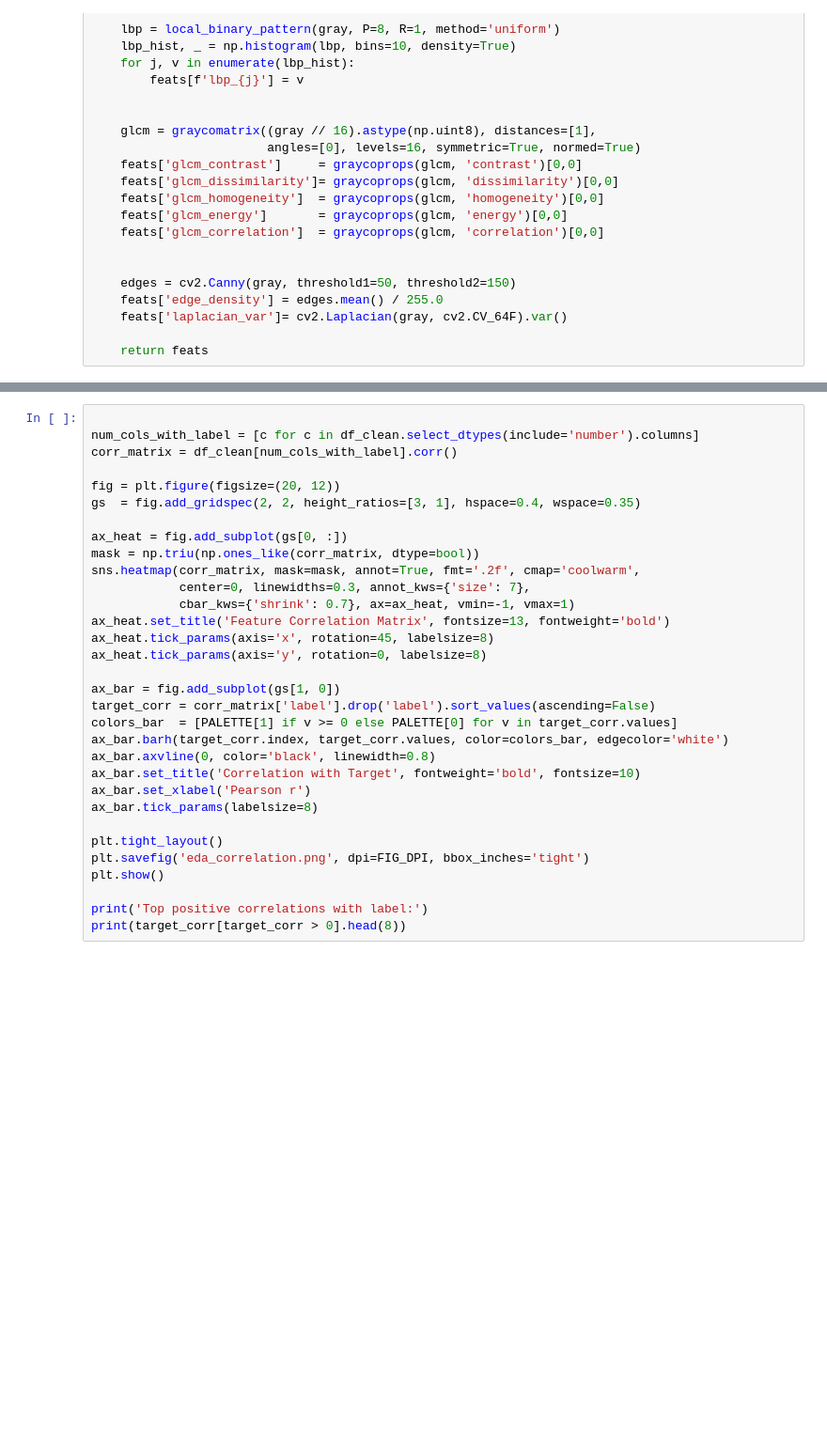
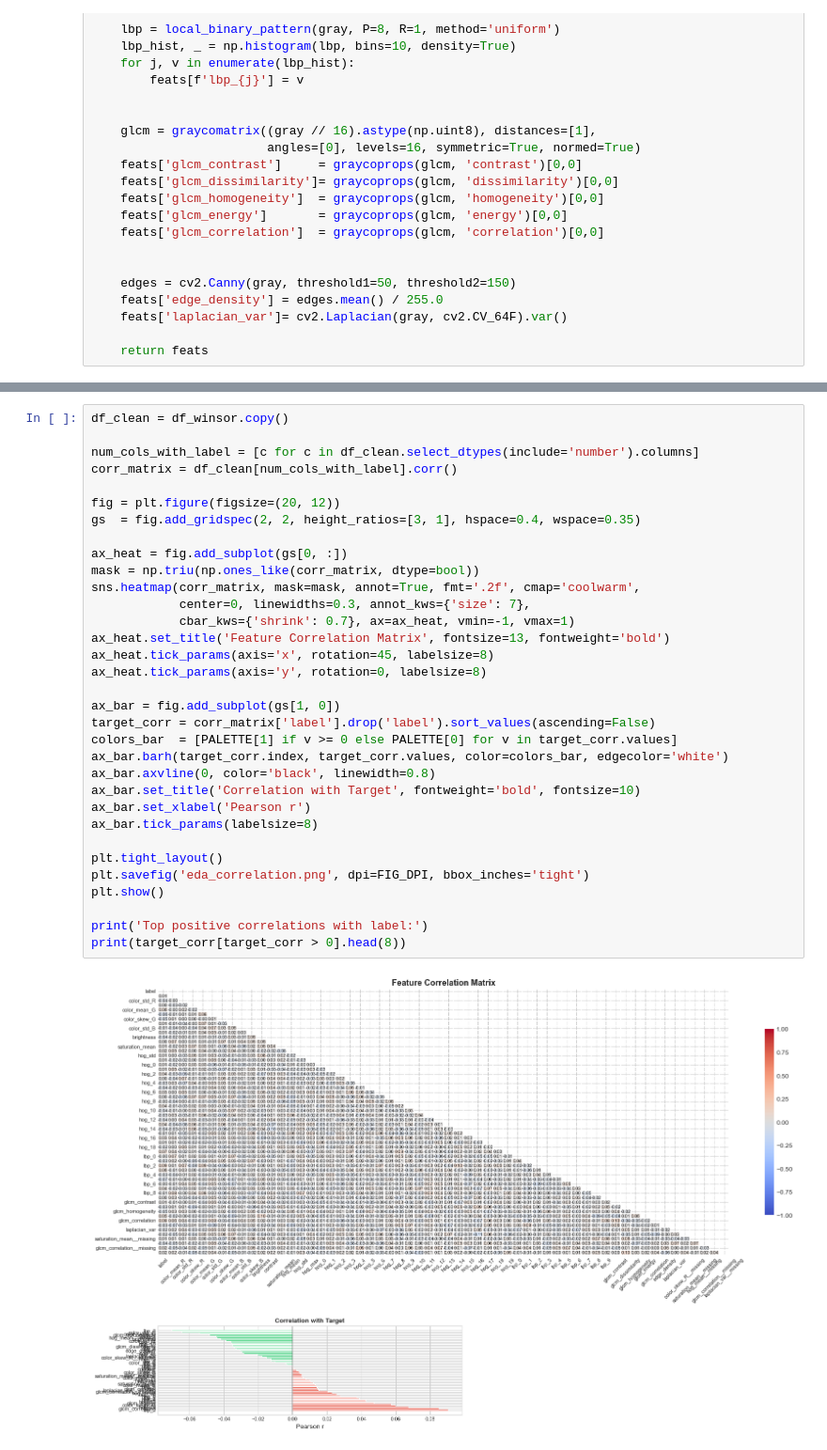
Before and after one commit to btanmay1/Smart-Drone-Parking-System, a Jupyter notebook: SmartDroneParkingSystem.ipynb, the cells around one changed output, grey strips where cells are left out. Shown at 94% size. Saved outputs shown, nothing was run; the diff lists cells and outputs as text; blank space fills up the shorter version.

```diff
--- a/SmartDroneParkingSystem.ipynb
+++ b/SmartDroneParkingSystem.ipynb
@@ -508,32 +554,35 @@ plt.show()
 # %%
+df_clean = df_winsor.copy()
 
 num_cols_with_label = [c for c in df_clean.select_dtypes(include='number').columns]
 corr_matrix = df_clean[num_cols_with_label].corr()
 
 fig = plt.figure(figsize=(20, 12))
 gs  = fig.add_gridspec(2, 2, height_ratios=[3, 1], hspace=0.4, wspace=0.35)
 
 ax_heat = fig.add_subplot(gs[0, :])
 mask = np.triu(np.ones_like(corr_matrix, dtype=bool))
 sns.heatmap(corr_matrix, mask=mask, annot=True, fmt='.2f', cmap='coolwarm',
             center=0, linewidths=0.3, annot_kws={'size': 7},
             cbar_kws={'shrink': 0.7}, ax=ax_heat, vmin=-1, vmax=1)
 ax_heat.set_title('Feature Correlation Matrix', fontsize=13, fontweight='bold')
 ax_heat.tick_params(axis='x', rotation=45, labelsize=8)
 ax_heat.tick_params(axis='y', rotation=0, labelsize=8)
 
 ax_bar = fig.add_subplot(gs[1, 0])
 target_corr = corr_matrix['label'].drop('label').sort_values(ascending=False)
 colors_bar  = [PALETTE[1] if v >= 0 else PALETTE[0] for v in target_corr.values]
 ax_bar.barh(target_corr.index, target_corr.values, color=colors_bar, edgecolor='white')
 ax_bar.axvline(0, color='black', linewidth=0.8)
 ax_bar.set_title('Correlation with Target', fontweight='bold', fontsize=10)
 ax_bar.set_xlabel('Pearson r')
 ax_bar.tick_params(labelsize=8)
 
 plt.tight_layout()
 plt.savefig('eda_correlation.png', dpi=FIG_DPI, bbox_inches='tight')
 plt.show()
 
 print('Top positive correlations with label:')
 print(target_corr[target_corr > 0].head(8))
+# %% [output]
+[figure, added]
```
Also changed, not shown: parts of 65 cells of this notebook, 20 other files.
